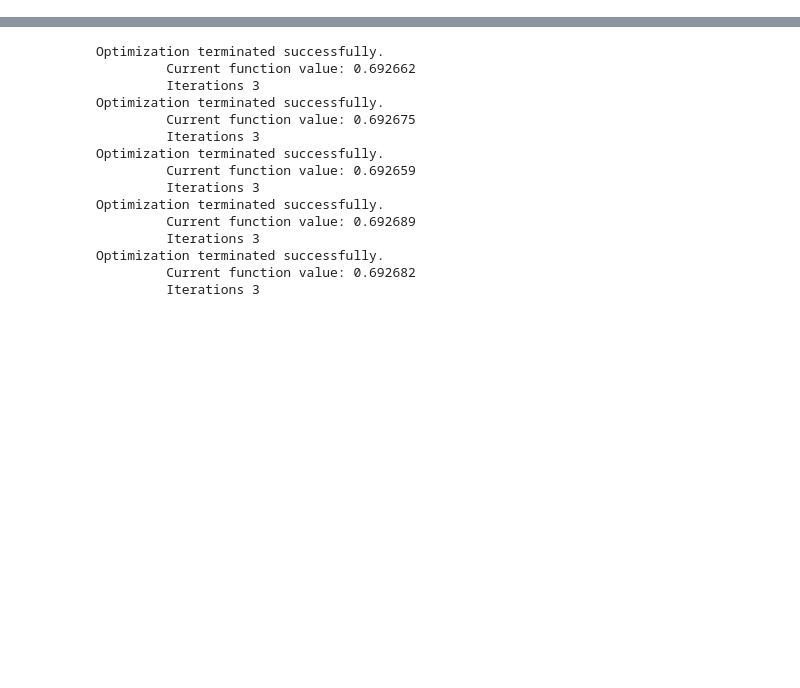
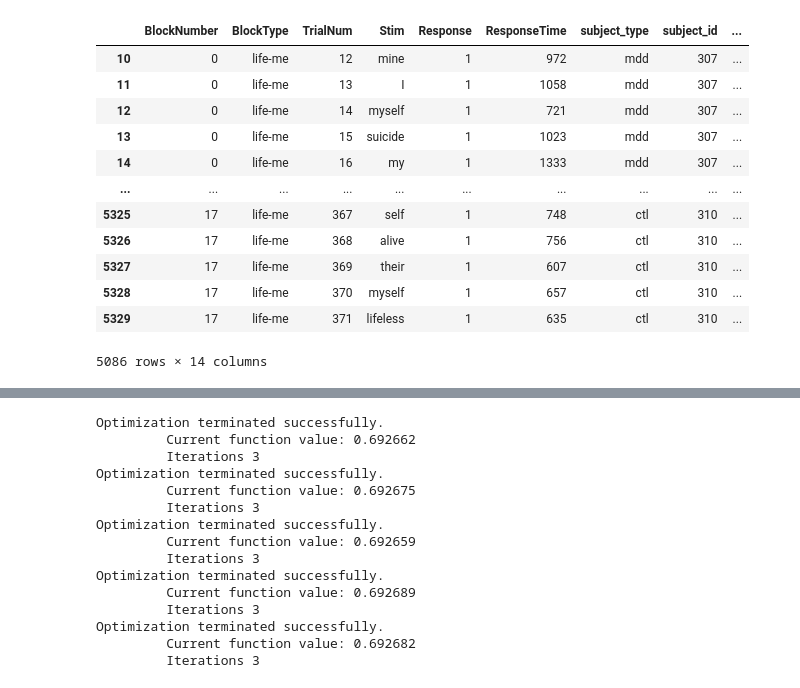
Before and after one commit to saskrik3/behavioral-analysis, a Jupyter notebook: analyze.ipynb, the cells around one changed output, grey strips where cells are left out. Saved outputs shown, nothing was run; the diff lists cells and outputs as text; code cells hidden in the pictures; blank space fills up the shorter version.

```diff
--- a/analyze.ipynb
+++ b/analyze.ipynb
@@ -71,37 +71,63 @@ def map_type(block_type):
 # %%
 import os
 import re
+import shutil
 
 mdd_dir = '/Users/applepie/Library/CloudStorage/OneDrive-WorcesterPolytechnicInstitute(wpi.edu)/toi4_new 2/mdd'
 mdd_paths = [('mdd', f'{mdd_dir}/{subject}/1/') for subject in os.listdir(mdd_dir) if subject.startswith('3') or subject.startswith('2')]
 
 ctl_dir = '/Users/applepie/Library/CloudStorage/OneDrive-WorcesterPolytechnicInstitute(wpi.edu)/ctl'
 ctl_paths = [('ctl', f'{ctl_dir}/{subject}/1/') for subject in os.listdir(ctl_dir) if subject.startswith('3') or subject.startswith('2')]
+
+for (subject_type, path) in ctl_paths:
+    subject_id = path[-6:-3]
+    # disregard outlier
+    if subject_id == '209':
+        continue
+
+    filenames = os.listdir(path)
+    csv_filename = [filename for filename in filenames if re.search('toi4iat.*metrics.csv$', filename)][0]
+    shutil.copy(f'{path}/{csv_filename}', f'data/ctl/{csv_filename}')
+
 
 paths = mdd_paths + ctl_paths
 subject_df = pd.DataFrame()
 for i, (subject_type, path) in enumerate(paths):
     subject_id = path[-6:-3]
     # disregard outlier
     if subject_id == '209':
         continue
 
     filenames = os.listdir(path)
     csv_filename = [filename for filename in filenames if re.search('toi4iat.*metrics.csv$', filename)][0]
     point = pd.read_csv(f'{path}/{csv_filename}')
     point['subject_type'] = subject_type
     point['subject_id'] = subject_id
     point['psi_score'] = si_scores[int(subject_id)][0]
     point['asi_score'] = si_scores[int(subject_id)][1]
     subject_df = pd.concat([subject_df, point], ignore_index=True)
 
 subject_df = subject_df[subject_df['BlockNumber'] >= 0]
 subject_df = subject_df[subject_df['ResponseTime'] > 0]
 subject_df['high_psi'] = subject_df['psi_score'] > .05
 subject_df['high_asi'] = subject_df['asi_score'] > .05
 subject_df['Category'] = subject_df['Stim'].apply(categorize_stim)
 subject_df['Match'] = subject_df.apply(match_category, axis=1)
 subject_df
+# %% [output]
+|  | BlockNumber | BlockType | TrialNum | Stim | Response | ResponseTime | subject_type | subject_id | ... |
+| 10 | 0 | life-me | 12 | mine | 1 | 972 | mdd | 307 | ... |
+| 11 | 0 | life-me | 13 | I | 1 | 1058 | mdd | 307 | ... |
+| 12 | 0 | life-me | 14 | myself | 1 | 721 | mdd | 307 | ... |
+| 13 | 0 | life-me | 15 | suicide | 1 | 1023 | mdd | 307 | ... |
+| 14 | 0 | life-me | 16 | my | 1 | 1333 | mdd | 307 | ... |
+| ... | ... | ... | ... | ... | ... | ... | ... | ... | ... |
+| 5325 | 17 | life-me | 367 | self | 1 | 748 | ctl | 310 | ... |
+| 5326 | 17 | life-me | 368 | alive | 1 | 756 | ctl | 310 | ... |
+| 5327 | 17 | life-me | 369 | their | 1 | 607 | ctl | 310 | ... |
+| 5328 | 17 | life-me | 370 | myself | 1 | 657 | ctl | 310 | ... |
+| 5329 | 17 | life-me | 371 | lifeless | 1 | 635 | ctl | 310 | ... |
+5086 rows × 14 columns
 # %%
 block_counts = subject_df.groupby(['subject_id'])['BlockNumber'].nunique()
 subjects_to_keep = block_counts[block_counts > 6].index
```
Also changed, not shown: parts of 7 cells of this notebook, 17 other files.
